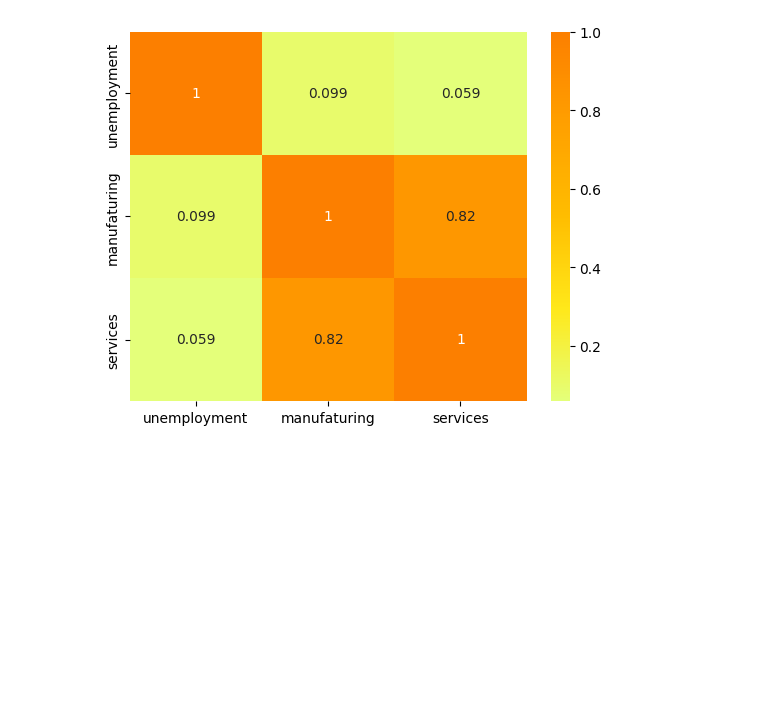
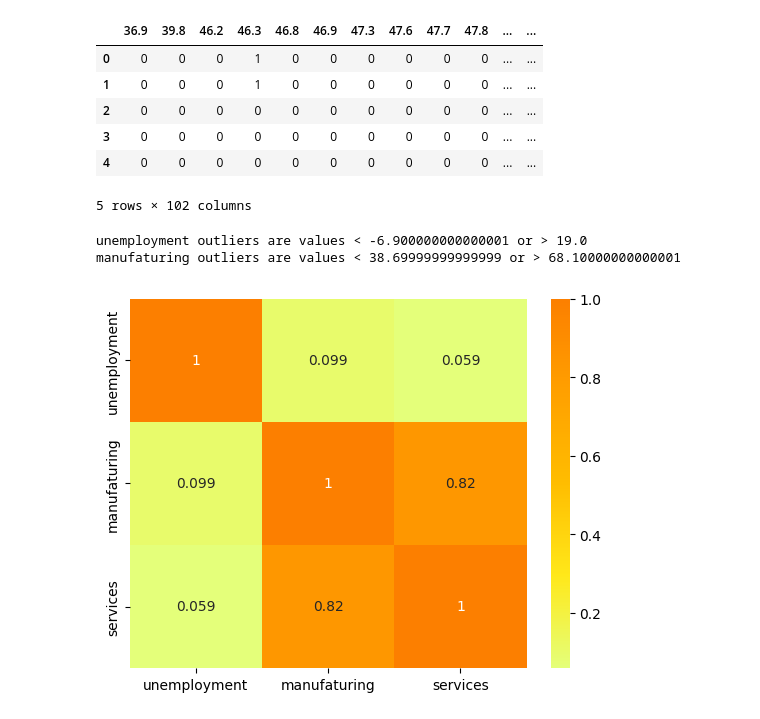
Before and after one commit to Suraj6E/RegressionAnalysis_USD, a Jupyter notebook: DataCleanUP.ipynb, the cells around one changed output. Drawn from its saved outputs; the diff is of its cells as text; code cells hidden in the pictures; blank space fills up the shorter version.

```diff
--- a/DataCleanUP.ipynb
+++ b/DataCleanUP.ipynb
@@ -43,3 +86,31 @@ plt.title('Missing value in the dataset');
+# %%
+pd.get_dummies(final_df.manufaturing, drop_first=True, dummy_na=True).head()
+# %% [output]
+|  | 36.9 | 39.8 | 46.2 | 46.3 | 46.8 | 46.9 | 47.3 | 47.6 | 47.7 | 47.8 | ... | ... |
+| 0 | 0 | 0 | 0 | 1 | 0 | 0 | 0 | 0 | 0 | 0 | ... | ... |
+| 1 | 0 | 0 | 0 | 1 | 0 | 0 | 0 | 0 | 0 | 0 | ... | ... |
+| 2 | 0 | 0 | 0 | 0 | 0 | 0 | 0 | 0 | 0 | 0 | ... | ... |
+| 3 | 0 | 0 | 0 | 0 | 0 | 0 | 0 | 0 | 0 | 0 | ... | ... |
+| 4 | 0 | 0 | 0 | 0 | 0 | 0 | 0 | 0 | 0 | 0 | ... | ... |
+5 rows × 102 columns
+# %%
+# find outliers for unemployment variable
+
+IQR = final_df.unemployment.quantile(0.75) - final_df.unemployment.quantile(0.25)
+Lower_fence = final_df.unemployment.quantile(0.25) - (IQR * 3)
+Upper_fence = final_df.unemployment.quantile(0.75) + (IQR * 3)
+print('unemployment outliers are values < {lowerboundary} or > {upperboundary}'.format(lowerboundary=Lower_fence, upperboundary=Upper_fence))
+
+
+# find outliers for unemployment variable
+
+IQR = final_df.manufaturing.quantile(0.75) - final_df.manufaturing.quantile(0.25)
+Lower_fence = final_df.manufaturing.quantile(0.25) - (IQR * 3)
+Upper_fence = final_df.manufaturing.quantile(0.75) + (IQR * 3)
+print('manufaturing outliers are values < {lowerboundary} or > {upperboundary}'.format(lowerboundary=Lower_fence, upperboundary=Upper_fence))
+# %% [output]
+unemployment outliers are values < -6.900000000000001 or > 19.0
+manufaturing outliers are values < 38.69999999999999 or > 68.10000000000001
 # %%
 corr = final_df.corr()
 sns.heatmap(corr, cmap = 'Wistia', annot= True);
```
Also changed, not shown: parts of 5 cells of this notebook, 1 other file.
